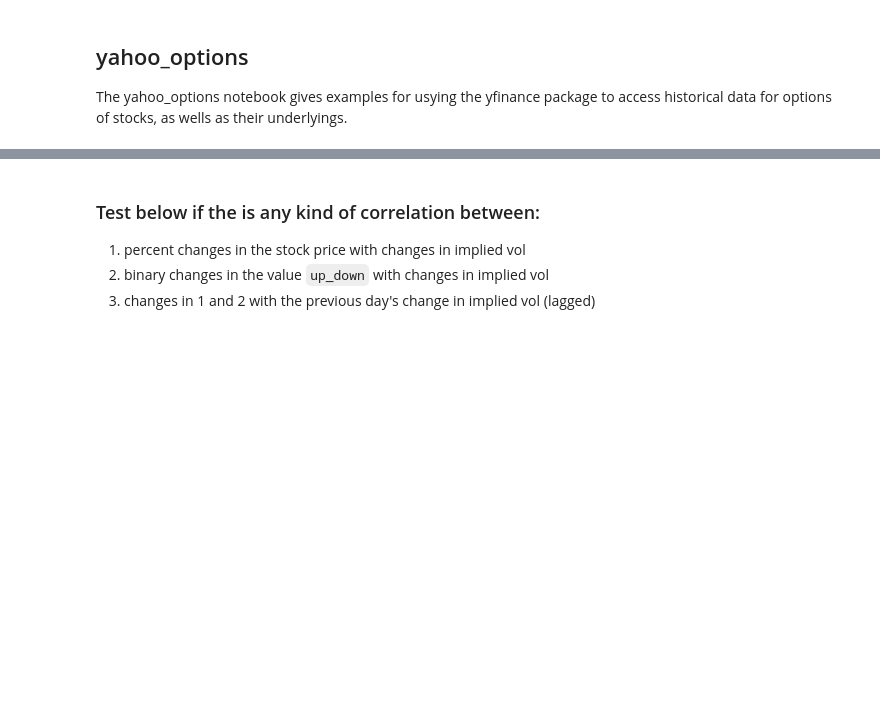
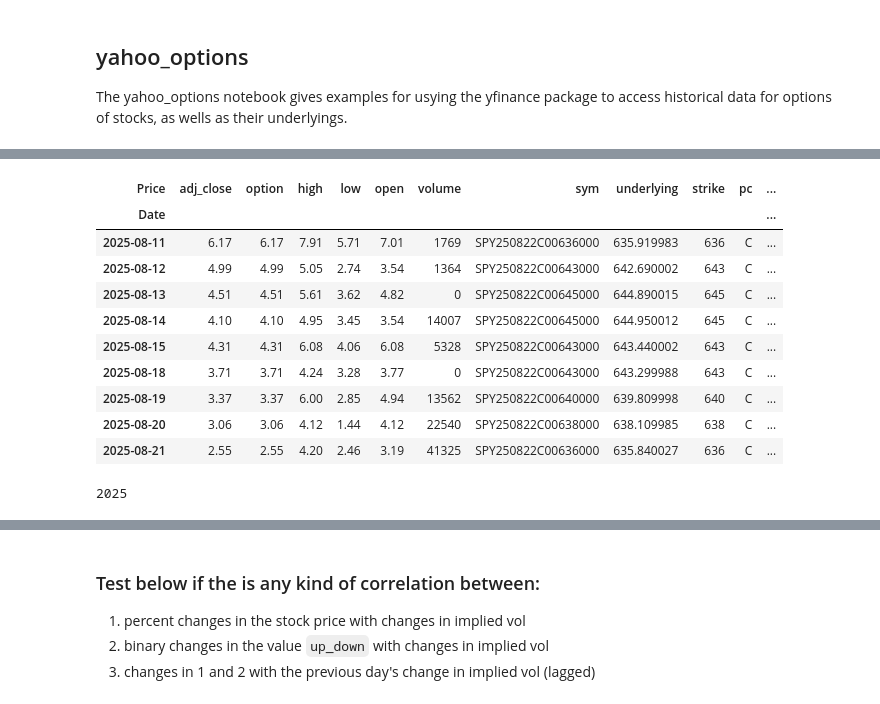
Before and after one commit to bgithub1/portfolio_risk, a Jupyter notebook: portfolio_risk/yahoo_options.ipynb, the cells around one changed output, grey strips where cells are left out. Cells and saved outputs as stored; diff of their text form; code cells hidden in the pictures; blank space fills up the shorter version.

```diff
--- a/portfolio_risk/yahoo_options.ipynb
+++ b/portfolio_risk/yahoo_options.ipynb
@@ -232,0 +297,18 @@ KeyboardInterrupt:
+# %%
+display.display(df_opt_all_hist_atm.sort_values('Date',axis=0))
+# %% [output]
+| Price | adj_close | option | high | low | open | volume | sym | underlying | strike | pc | ... |
+| Date |  |  |  |  |  |  |  |  |  |  | ... |
+| 2025-08-11 | 6.17 | 6.17 | 7.91 | 5.71 | 7.01 | 1769 | SPY250822C00636000 | 635.919983 | 636 | C | ... |
+| 2025-08-12 | 4.99 | 4.99 | 5.05 | 2.74 | 3.54 | 1364 | SPY250822C00643000 | 642.690002 | 643 | C | ... |
+| 2025-08-13 | 4.51 | 4.51 | 5.61 | 3.62 | 4.82 | 0 | SPY250822C00645000 | 644.890015 | 645 | C | ... |
+| 2025-08-14 | 4.10 | 4.10 | 4.95 | 3.45 | 3.54 | 14007 | SPY250822C00645000 | 644.950012 | 645 | C | ... |
+| 2025-08-15 | 4.31 | 4.31 | 6.08 | 4.06 | 6.08 | 5328 | SPY250822C00643000 | 643.440002 | 643 | C | ... |
+| 2025-08-18 | 3.71 | 3.71 | 4.24 | 3.28 | 3.77 | 0 | SPY250822C00643000 | 643.299988 | 643 | C | ... |
+| 2025-08-19 | 3.37 | 3.37 | 6.00 | 2.85 | 4.94 | 13562 | SPY250822C00640000 | 639.809998 | 640 | C | ... |
+| 2025-08-20 | 3.06 | 3.06 | 4.12 | 1.44 | 4.12 | 22540 | SPY250822C00638000 | 638.109985 | 638 | C | ... |
+| 2025-08-21 | 2.55 | 2.55 | 4.20 | 2.46 | 3.19 | 41325 | SPY250822C00636000 | 635.840027 | 636 | C | ... |
+# %%
+yopt.df_und_hist.iloc[0].name.year
+# %% [output]
+2025
```
Also changed, not shown: parts of 38 cells of this notebook.
